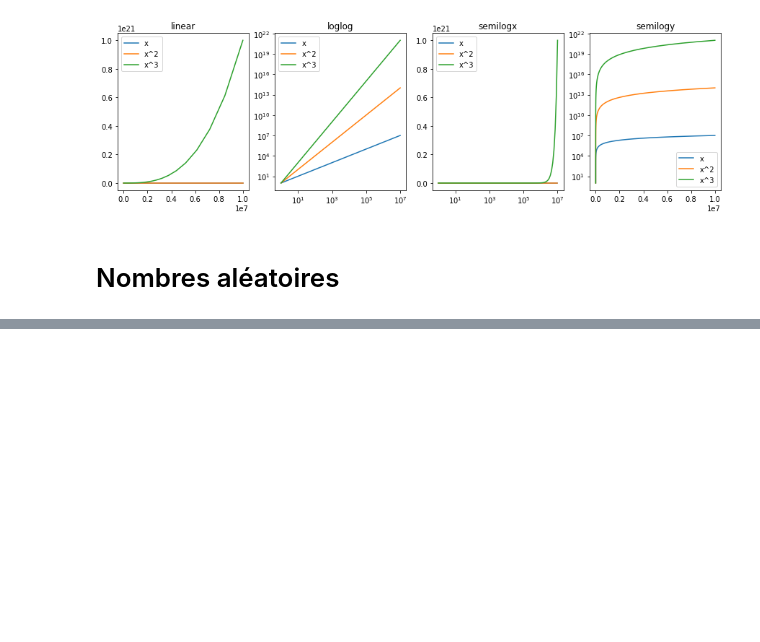
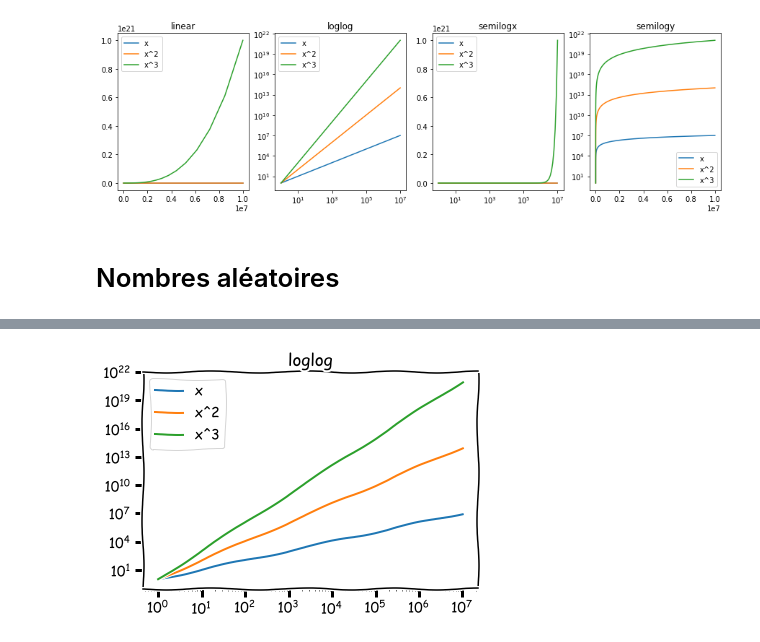
Before and after one commit to ocuisenaire/ASD1-notebooks, a Jupyter notebook: 1_Introduction/2 - Introduction à Python.ipynb, the cells around one changed output, grey strips where cells are left out. Drawn from its saved outputs; the diff is of its cells as text; code cells hidden in the pictures; blank space fills up the shorter version.

```diff
--- a/1_Introduction/2 - Introduction à Python.ipynb
+++ b/1_Introduction/2 - Introduction à Python.ipynb
@@ -353,0 +354,10 @@ plt.show()
+# %%
+with plt.xkcd():
+    plt.loglog(x,x,label='x')
+    plt.loglog(x,y,label='x^2')
+    plt.loglog(x,z,label='x^3')
+    plt.legend()
+    plt.title('loglog')
+plt.show()
+# %% [output]
+[figure, added]
```
Also changed, not shown: parts of 4 cells of this notebook.
